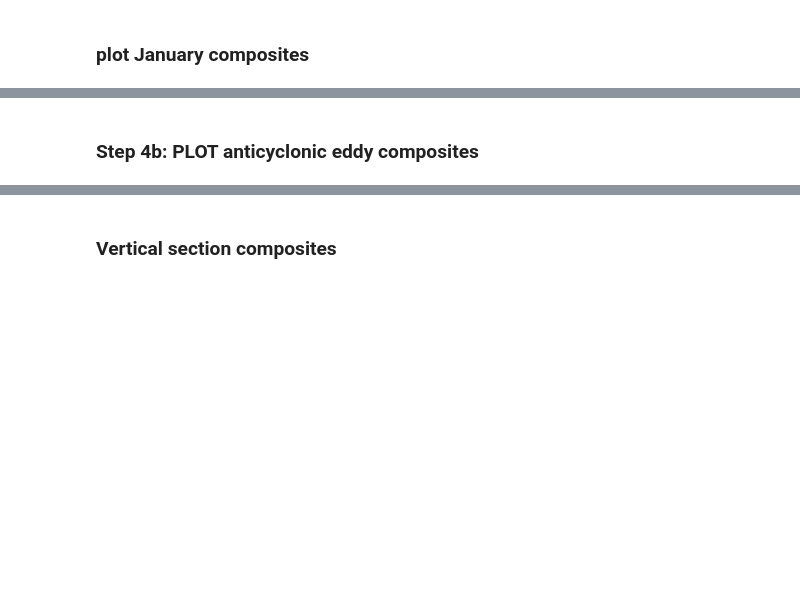
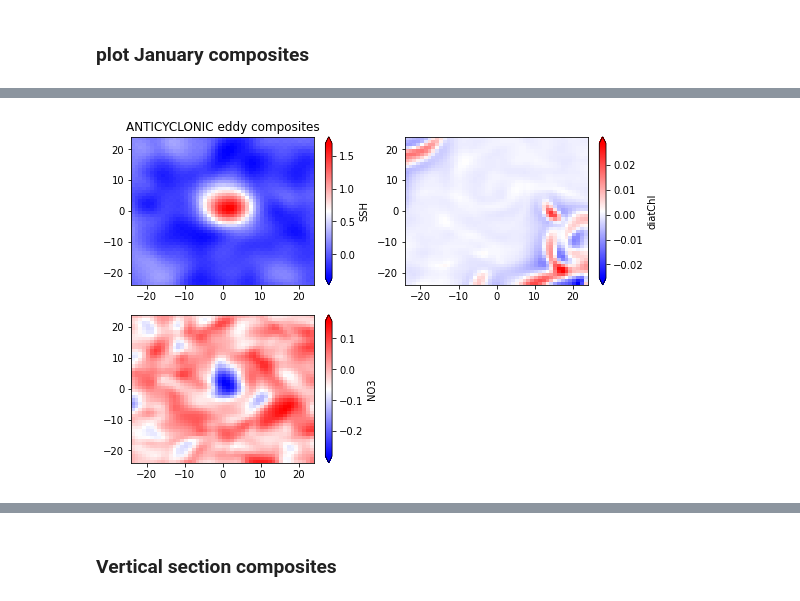
Before and after one commit to kristenkrumhardt/feature-centric-composite, a Jupyter notebook: eddy_composite_v5.ipynb, the cells around one changed output, grey strips where cells are left out. Cells and saved outputs as stored; diff of their text form; code cells hidden in the pictures; blank space fills up the shorter version.

```diff
--- a/eddy_composite_v5.ipynb
+++ b/eddy_composite_v5.ipynb
@@ -499,26 +501,26 @@ for varname in variables:
 # %%
 num_comp=len(variables)
-fig_width = num_comp * 2
+fig_width = num_comp * 3
 fig_height = (num_comp * 3) - 3
 rows = math.ceil(num_comp/2)
 cols = 2
 
 fig = plt.figure(figsize=(fig_width,fig_height))
 count = 1
 for varname in variables:
     ax = fig.add_subplot(rows,cols,count)
     if count==1:
         ax.set_title('ANTICYCLONIC eddy composites')
-    var= Anitcyclonic_monthly['jan'][varname]
+    var= Anticyclonic_monthly['jan'][varname]
     if len(var.dims)>2:
         if var.dims[0]=='z_t':
             var=var.isel(z_t=0)
         else:
             var=var.isel(z_t_150m=0)
 
 
     pc=ax.pcolormesh(all_cyc_comps.lon, all_cyc_comps.lat, var, cmap='bwr')
     cbar = fig.colorbar(pc, label=varname,extend='both')
     count = count + 1
+# %% [output]
+[figure, added]
-# %% [markdown]
-### Step 4b: PLOT anticyclonic eddy composites
```
Also changed, not shown: parts of 22 cells of this notebook, 1 other file.
